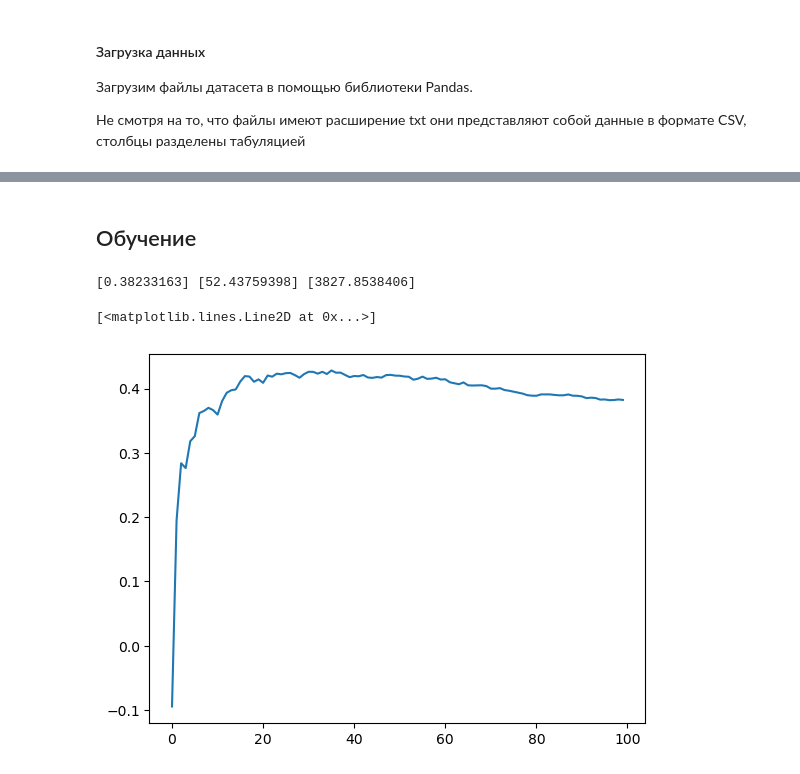
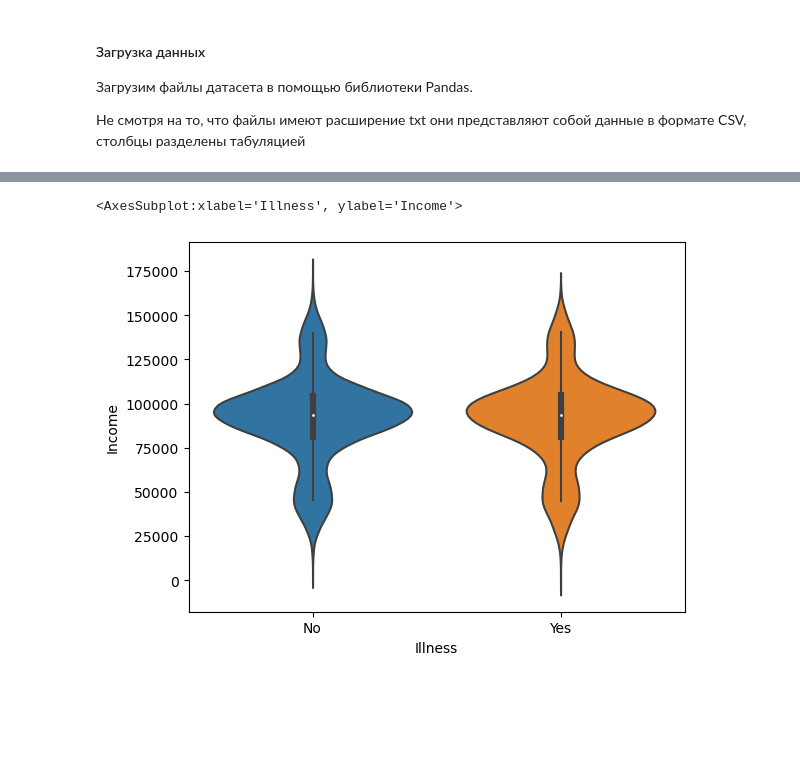
Before and after one commit to KZLZG/TML, a Jupyter notebook: RK1/rk1.ipynb, the cells around one changed output, grey strips where cells are left out. Drawn from its saved outputs; the diff is of its cells as text; code cells hidden in the pictures; blank space fills up the shorter version.

```diff
--- a/RK1/rk1.ipynb
+++ b/RK1/rk1.ipynb
@@ -96,2 +108,0 @@ plt.show()
-# %% [markdown]
-## Обучение
@@ -102,18 +109,6 @@ y_predictions = KNeighborsRegressorObj.predict(x_test_data)
-# %%
-print(
-r2_score(y_test_data, y_predictions, multioutput='raw_values'),
-mean_absolute_error(y_test_data, y_predictions, multioutput='raw_values'),
-mean_squared_error(y_test_data, y_predictions, multioutput='raw_values'))
-# %% [output]
-[0.38233163] [52.43759398] [3827.8538406]
-# %%
-error_rates = []
-for i in np.arange(1, 101):
-    new_model = KNeighborsRegressor(n_neighbors = i)
-    new_model.fit(x_training_data, y_training_data)
-    new_predictions = new_model.predict(x_test_data)
-    error_rates.append(r2_score(y_test_data, new_predictions))
-plt.plot(error_rates)
-# %% [output]
-[<matplotlib.lines.Line2D at 0x...>]
-[figure, removed]
+# %%
+# Распределение параметра Y сгруппированные по SEX.
+sns.violinplot(x='Illness', y='Income', data=data)
+# %% [output]
+<AxesSubplot:xlabel='Illness', ylabel='Income'>
+[figure, added]
```
Also changed, not shown: parts of 30 cells of this notebook, 1 other file.
